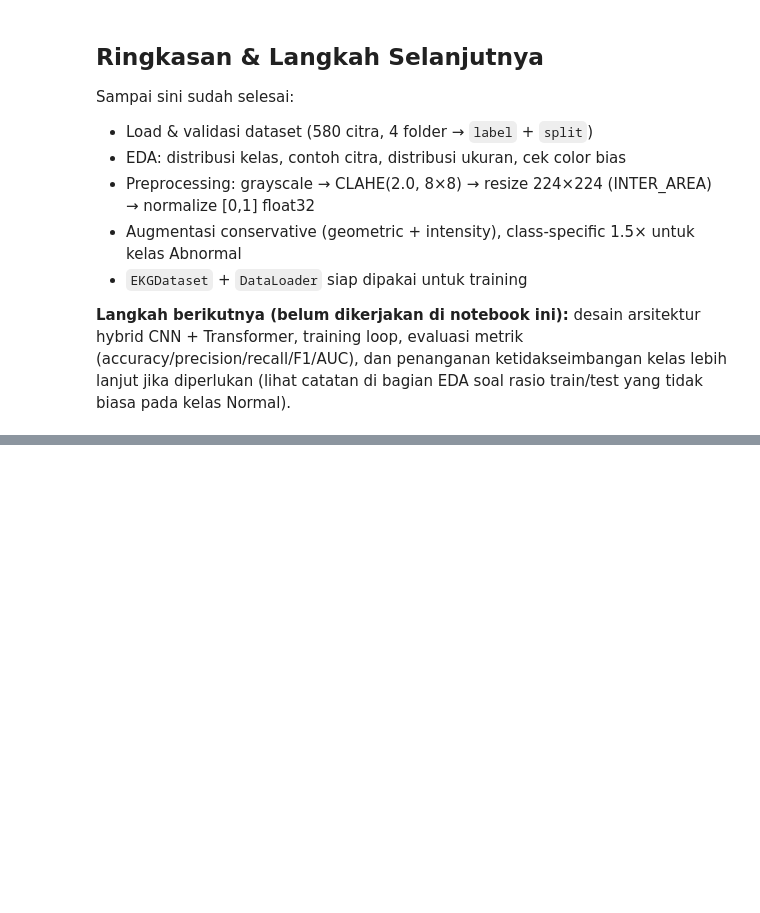
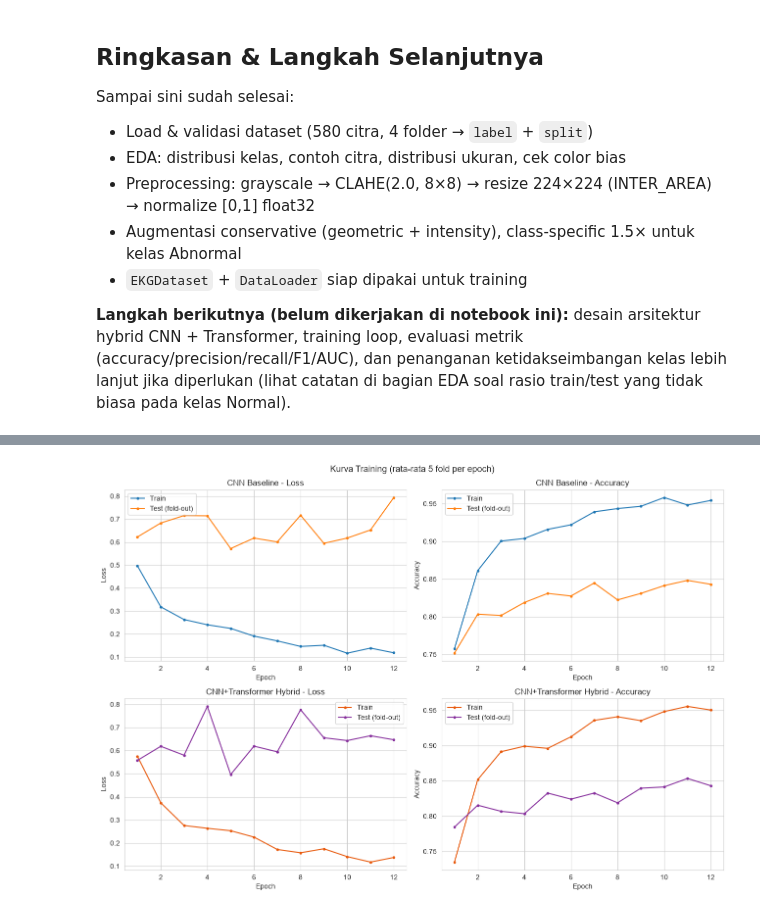
Before and after one commit to Masiyonice/ekg_cnn_transformers_, a Jupyter notebook: EKG_CNN_TRANSFORM.ipynb, the cells around one changed output, grey strips where cells are left out. Cells and saved outputs as stored; diff of their text form; code cells hidden in the pictures; blank space fills up the shorter version.

```diff
--- a/EKG_CNN_TRANSFORM.ipynb
+++ b/EKG_CNN_TRANSFORM.ipynb
@@ -590,0 +1106,37 @@ Sampai sini sudah selesai:
+# %%
+# --- Grafik 4: Training curves (loss & accuracy, dirata-rata antar 5 fold per epoch) ---
+def average_history(histories: list) -> dict:
+    keys = histories[0].keys()
+    return {k: np.mean([h[k] for h in histories], axis=0) for k in keys}
+
+cnn_avg_hist = average_history(cnn_histories)
+hybrid_avg_hist = average_history(hybrid_histories)
+epochs_range = np.arange(1, EPOCHS + 1)
+
+fig, axes = plt.subplots(2, 2, figsize=(13, 9))
+
+axes[0, 0].plot(epochs_range, cnn_avg_hist["train_loss"], label="Train", marker="o", markersize=3)
+axes[0, 0].plot(epochs_range, cnn_avg_hist["test_loss"], label="Test (fold-out)", marker="o", markersize=3)
+axes[0, 0].set_title("CNN Baseline - Loss")
+axes[0, 0].set_xlabel("Epoch"); axes[0, 0].set_ylabel("Loss"); axes[0, 0].legend()
+
+axes[0, 1].plot(epochs_range, cnn_avg_hist["train_acc"], label="Train", marker="o", markersize=3)
+axes[0, 1].plot(epochs_range, cnn_avg_hist["test_acc"], label="Test (fold-out)", marker="o", markersize=3)
+axes[0, 1].set_title("CNN Baseline - Accuracy")
+axes[0, 1].set_xlabel("Epoch"); axes[0, 1].set_ylabel("Accuracy"); axes[0, 1].legend()
+
+axes[1, 0].plot(epochs_range, hybrid_avg_hist["train_loss"], label="Train", marker="o", markersize=3, color="#e8590c")
+axes[1, 0].plot(epochs_range, hybrid_avg_hist["test_loss"], label="Test (fold-out)", marker="o", markersize=3, color="#862e9c")
+axes[1, 0].set_title("CNN+Transformer Hybrid - Loss")
+axes[1, 0].set_xlabel("Epoch"); axes[1, 0].set_ylabel("Loss"); axes[1, 0].legend()
+
+axes[1, 1].plot(epochs_range, hybrid_avg_hist["train_acc"], label="Train", marker="o", markersize=3, color="#e8590c")
+axes[1, 1].plot(epochs_range, hybrid_avg_hist["test_acc"], label="Test (fold-out)", marker="o", markersize=3, color="#862e9c")
+axes[1, 1].set_title("CNN+Transformer Hybrid - Accuracy")
+axes[1, 1].set_xlabel("Epoch"); axes[1, 1].set_ylabel("Accuracy"); axes[1, 1].legend()
+
+plt.suptitle("Kurva Training (rata-rata 5 fold per epoch)", fontsize=13)
+plt.tight_layout()
+plt.show()
+# %% [output]
+[figure, added]
```
Also changed, not shown: parts of 16 cells of this notebook.
